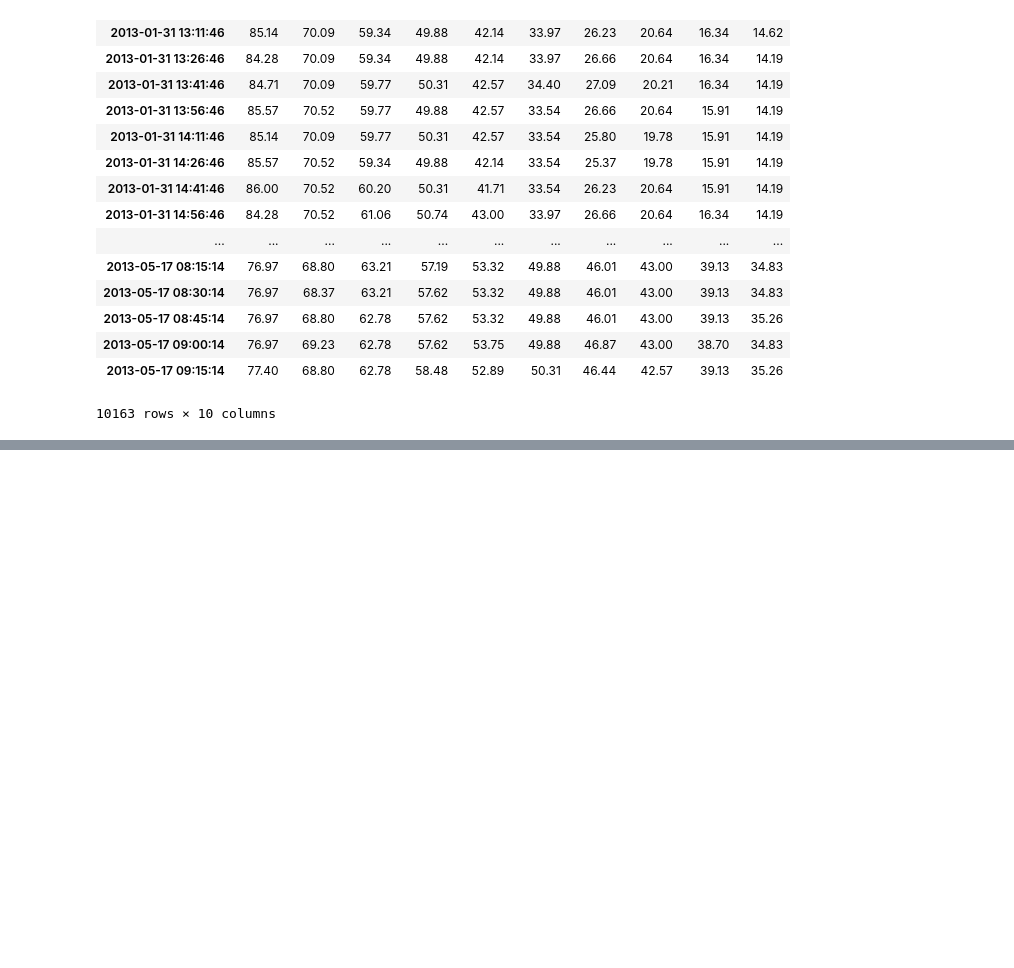
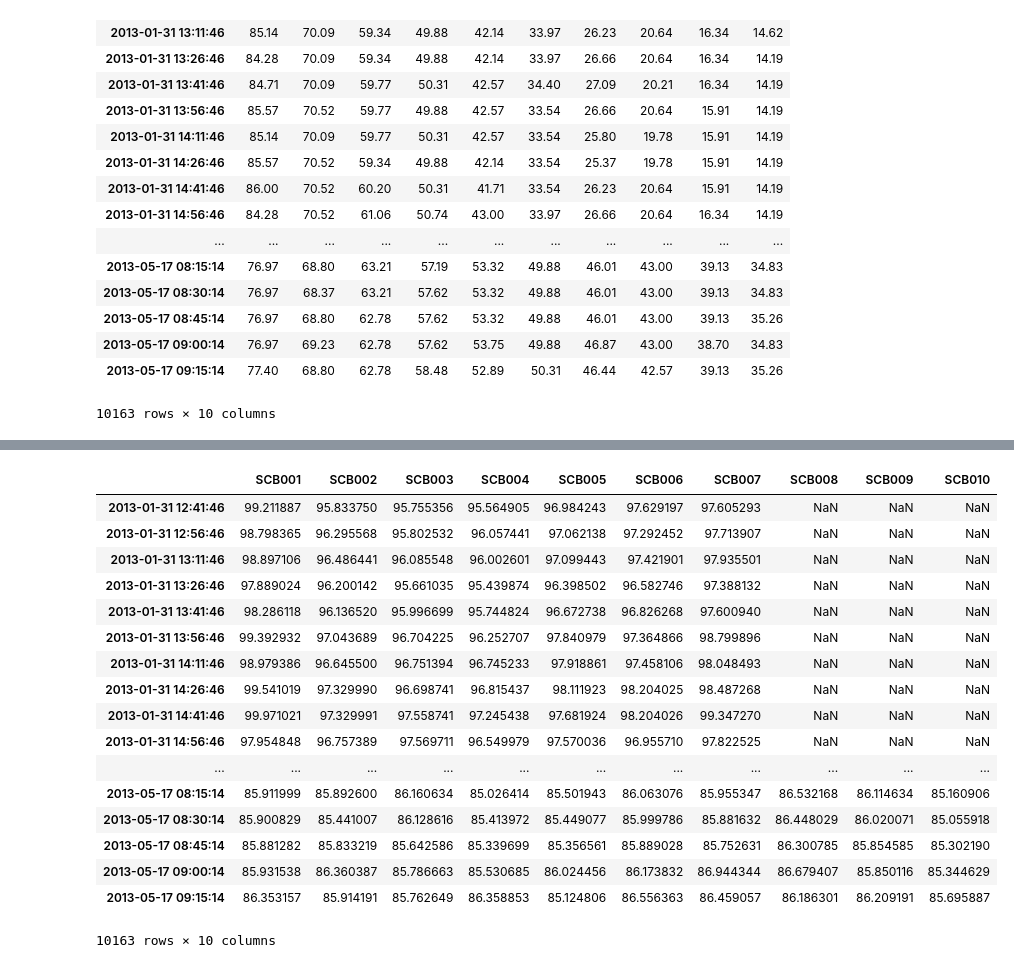
Before and after one commit to thodson-usgs/mfasaid, a Jupyter notebook: index-Copy1.ipynb, the cells around one changed output, grey strips where cells are left out. Drawn from its saved outputs; the diff is of its cells as text; code cells hidden in the pictures; blank space fills up the shorter version.

```diff
--- a/index-Copy1.ipynb
+++ b/index-Copy1.ipynb
@@ -150 +176,5 @@ water_corrected_backscatter.get_backscatter_data()
 10163 rows × 10 columns
+# %%
+from said.acoustic import SedimentAttenuationCoefficient
+sediment_attenuation_coefficient = SedimentAttenuationCoefficient.calc_sediment_attenuation_coefficient(water_corrected_backscatter)
+sediment_attenuation_coefficient.get_sac()
@@ -150,0 +200,23 @@ water_corrected_backscatter.get_backscatter_data()
+# %%
+from said.acoustic import SedimentCorrectedBackscatterData
+sediment_corrected_backscatter = SedimentCorrectedBackscatterData.calc_sediment_corrected_backscatter(water_corrected_backscatter, sediment_attenuation_coefficient)
+sediment_corrected_backscatter.get_backscatter_data()
+# %% [output]
+|  | SCB001 | SCB002 | SCB003 | SCB004 | SCB005 | SCB006 | SCB007 | SCB008 | SCB009 | SCB010 |
+| 2013-01-31 12:41:46 | 99.211887 | 95.833750 | 95.755356 | 95.564905 | 96.984243 | 97.629197 | 97.605293 | NaN | NaN | NaN |
+| 2013-01-31 12:56:46 | 98.798365 | 96.295568 | 95.802532 | 96.057441 | 97.062138 | 97.292452 | 97.713907 | NaN | NaN | NaN |
+| 2013-01-31 13:11:46 | 98.897106 | 96.486441 | 96.085548 | 96.002601 | 97.099443 | 97.421901 | 97.935501 | NaN | NaN | NaN |
+| 2013-01-31 13:26:46 | 97.889024 | 96.200142 | 95.661035 | 95.439874 | 96.398502 | 96.582746 | 97.388132 | NaN | NaN | NaN |
+| 2013-01-31 13:41:46 | 98.286118 | 96.136520 | 95.996699 | 95.744824 | 96.672738 | 96.826268 | 97.600940 | NaN | NaN | NaN |
+| 2013-01-31 13:56:46 | 99.392932 | 97.043689 | 96.704225 | 96.252707 | 97.840979 | 97.364866 | 98.799896 | NaN | NaN | NaN |
+| 2013-01-31 14:11:46 | 98.979386 | 96.645500 | 96.751394 | 96.745233 | 97.918861 | 97.458106 | 98.048493 | NaN | NaN | NaN |
+| 2013-01-31 14:26:46 | 99.541019 | 97.329990 | 96.698741 | 96.815437 | 98.111923 | 98.204025 | 98.487268 | NaN | NaN | NaN |
+| 2013-01-31 14:41:46 | 99.971021 | 97.329991 | 97.558741 | 97.245438 | 97.681924 | 98.204026 | 99.347270 | NaN | NaN | NaN |
+| 2013-01-31 14:56:46 | 97.954848 | 96.757389 | 97.569711 | 96.549979 | 97.570036 | 96.955710 | 97.822525 | NaN | NaN | NaN |
+| ... | ... | ... | ... | ... | ... | ... | ... | ... | ... | ... |
+| 2013-05-17 08:15:14 | 85.911999 | 85.892600 | 86.160634 | 85.026414 | 85.501943 | 86.063076 | 85.955347 | 86.532168 | 86.114634 | 85.160906 |
+| 2013-05-17 08:30:14 | 85.900829 | 85.441007 | 86.128616 | 85.413972 | 85.449077 | 85.999786 | 85.881632 | 86.448029 | 86.020071 | 85.055918 |
+| 2013-05-17 08:45:14 | 85.881282 | 85.833219 | 85.642586 | 85.339699 | 85.356561 | 85.889028 | 85.752631 | 86.300785 | 85.854585 | 85.302190 |
+| 2013-05-17 09:00:14 | 85.931538 | 86.360387 | 85.786663 | 85.530685 | 86.024456 | 86.173832 | 86.944344 | 86.679407 | 85.850116 | 85.344629 |
+| 2013-05-17 09:15:14 | 86.353157 | 85.914191 | 85.762649 | 86.358853 | 85.124806 | 86.556363 | 86.459057 | 86.186301 | 86.209191 | 85.695887 |
+10163 rows × 10 columns
```
Also changed, not shown: parts of 7 cells of this notebook.
